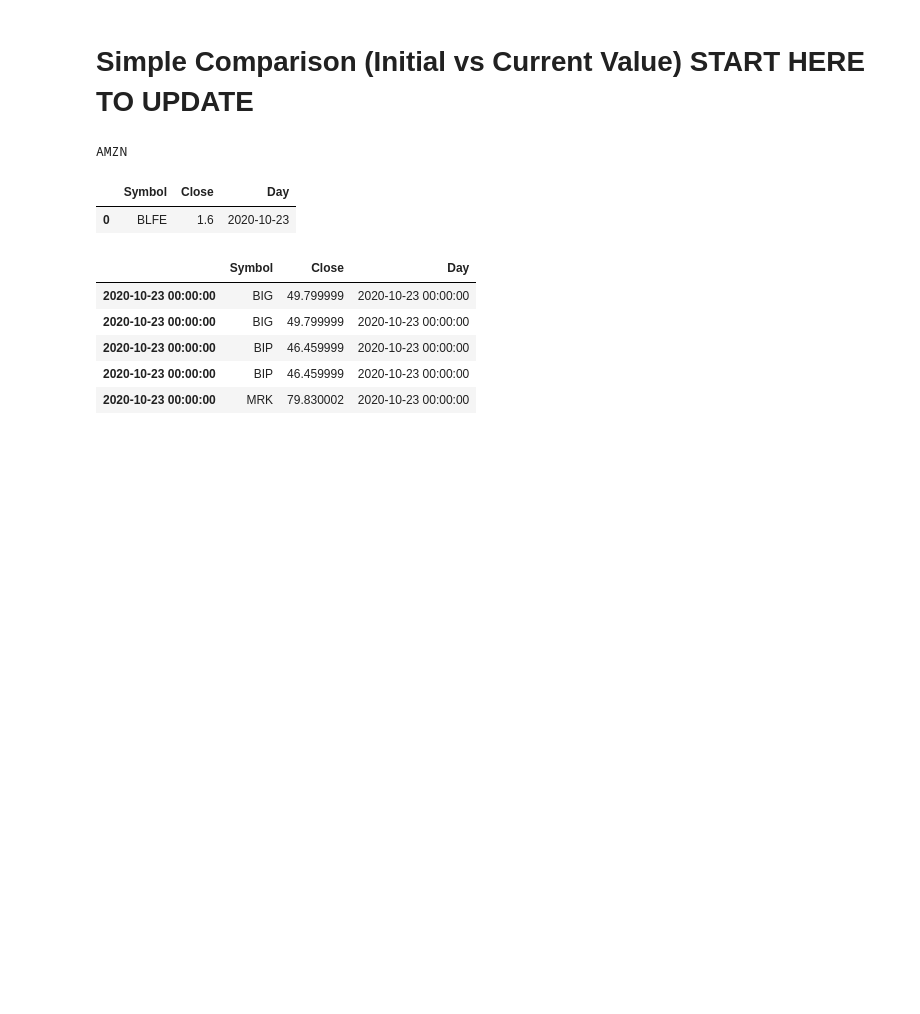
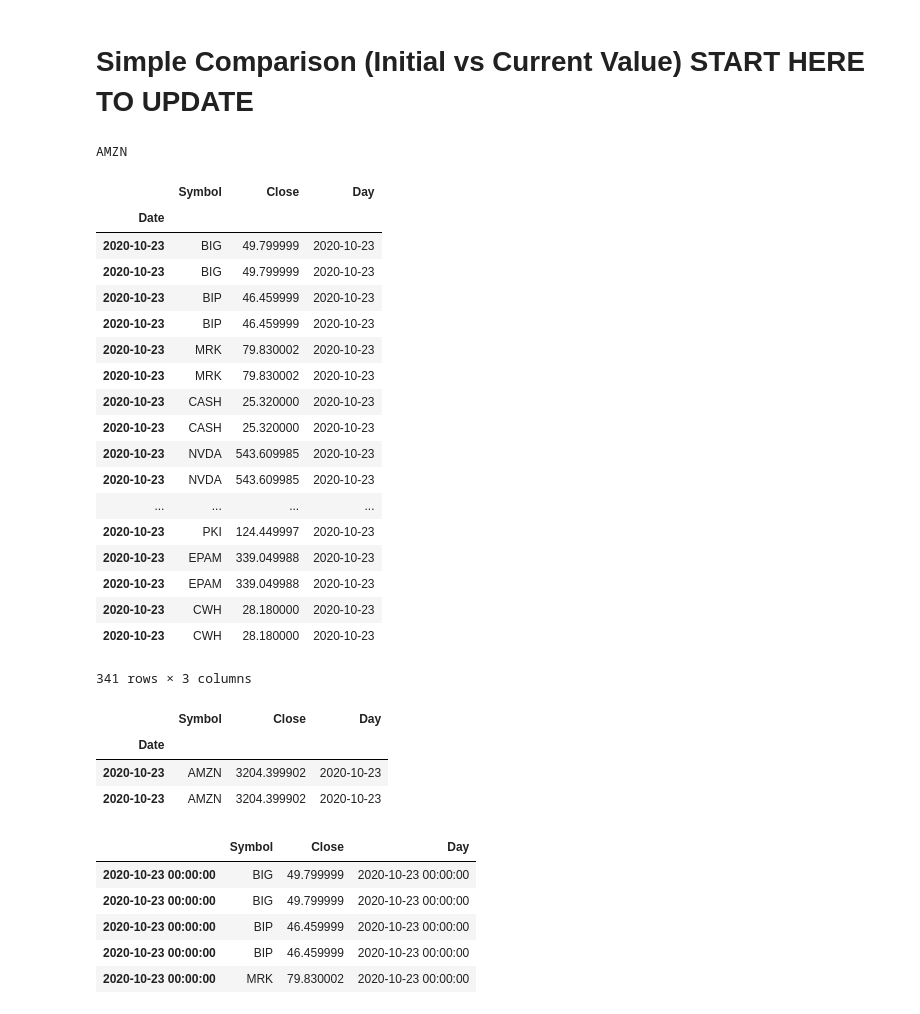
Before and after one commit to bkreis84/Portfolio-Challenge2, a Jupyter notebook: Portfolio Challenge 2020.ipynb, the cells around one changed output. Cells and saved outputs as stored; diff of their text form; code cells hidden in the pictures; blank space fills up the shorter version.

```diff
--- a/Portfolio Challenge 2020.ipynb
+++ b/Portfolio Challenge 2020.ipynb
@@ -21,6 +21,8 @@ def stockData(sList, stDate, endDate):
         except:
             #If stock symbol cannot be found make it $1
             print (element)
+            temp['Symbol'] = element
+            temp['Close'] = 1
         else:
         #add data to list
             data.append(temp)
@@ -137,15 +139,39 @@ initportfolios = pd.read_csv("https://raw.githubusercontent.com/bkreis84/Portfol
 cur_prices = stockData(symbols, '2020-10-23', '2020-10-23')
 # %% [output]
 AMZN
+# %%
+cur_prices
+# %% [output]
+|  | Symbol | Close | Day |
+| Date |  |  |  |
+| 2020-10-23 | BIG | 49.799999 | 2020-10-23 |
+| 2020-10-23 | BIG | 49.799999 | 2020-10-23 |
+| 2020-10-23 | BIP | 46.459999 | 2020-10-23 |
+| 2020-10-23 | BIP | 46.459999 | 2020-10-23 |
+| 2020-10-23 | MRK | 79.830002 | 2020-10-23 |
+| 2020-10-23 | MRK | 79.830002 | 2020-10-23 |
+| 2020-10-23 | CASH | 25.320000 | 2020-10-23 |
+| 2020-10-23 | CASH | 25.320000 | 2020-10-23 |
+| 2020-10-23 | NVDA | 543.609985 | 2020-10-23 |
+| 2020-10-23 | NVDA | 543.609985 | 2020-10-23 |
+| ... | ... | ... | ... |
+| 2020-10-23 | PKI | 124.449997 | 2020-10-23 |
+| 2020-10-23 | EPAM | 339.049988 | 2020-10-23 |
+| 2020-10-23 | EPAM | 339.049988 | 2020-10-23 |
+| 2020-10-23 | CWH | 28.180000 | 2020-10-23 |
+| 2020-10-23 | CWH | 28.180000 | 2020-10-23 |
+341 rows × 3 columns
 # %%
 #er2
 er3 = pd.DataFrame([['BLFE',1.600000,'2020-10-23']], columns=['Symbol','Close', 'Day'])
 er4 =  stockData(['AMZN'], '2020-10-23', '2020-10-23')
-# %%
-er3
-# %% [output]
-|  | Symbol | Close | Day |
-| 0 | BLFE | 1.6 | 2020-10-23 |
+# %%
+er4
+# %% [output]
+|  | Symbol | Close | Day |
+| Date |  |  |  |
+| 2020-10-23 | AMZN | 3204.399902 | 2020-10-23 |
+| 2020-10-23 | AMZN | 3204.399902 | 2020-10-23 |
 # %%
 #Combine the main and Er dataframes
 frames2 = [cur_prices, er3, er4]
```
Also changed, not shown: 2 other files.
